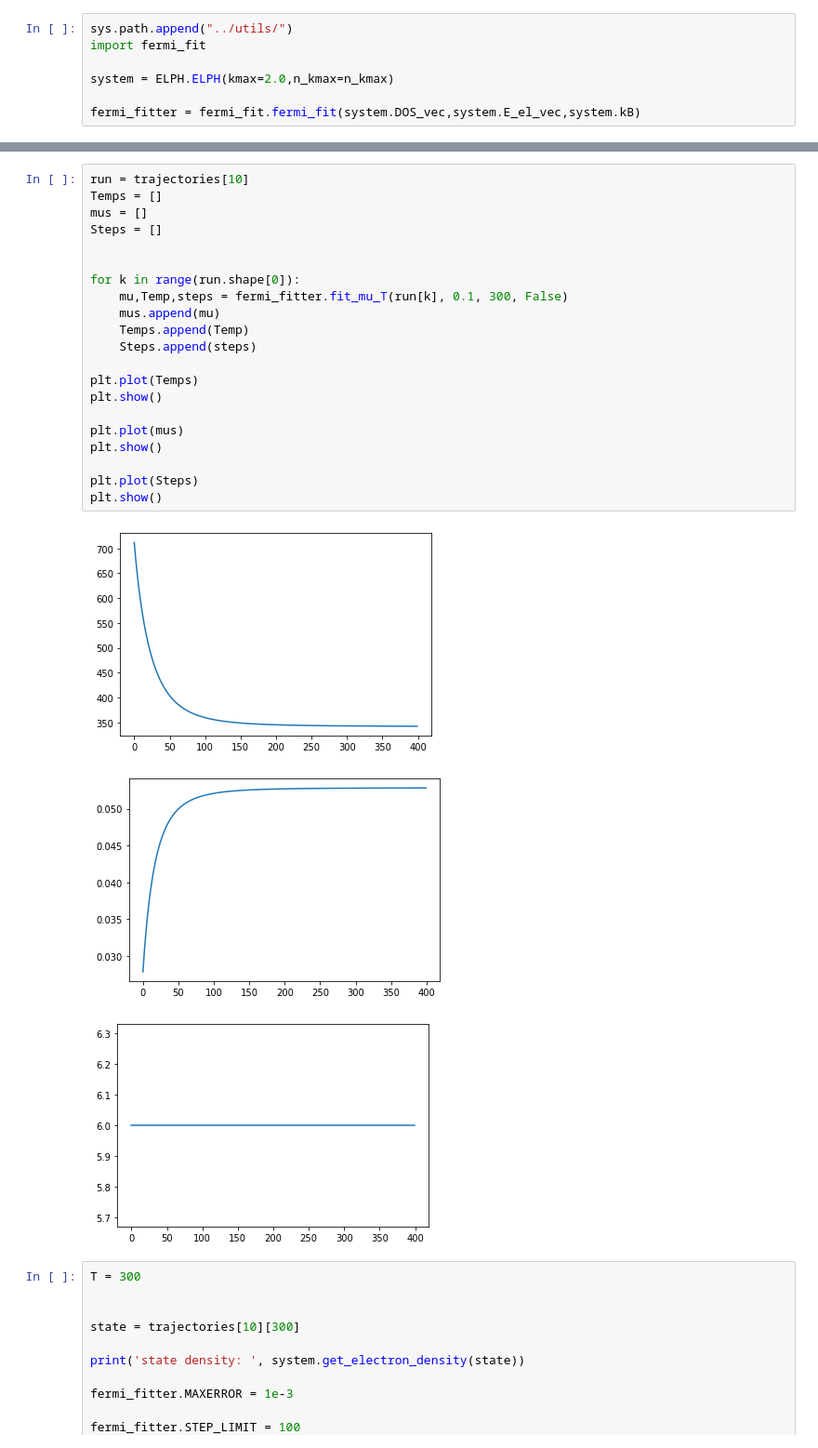
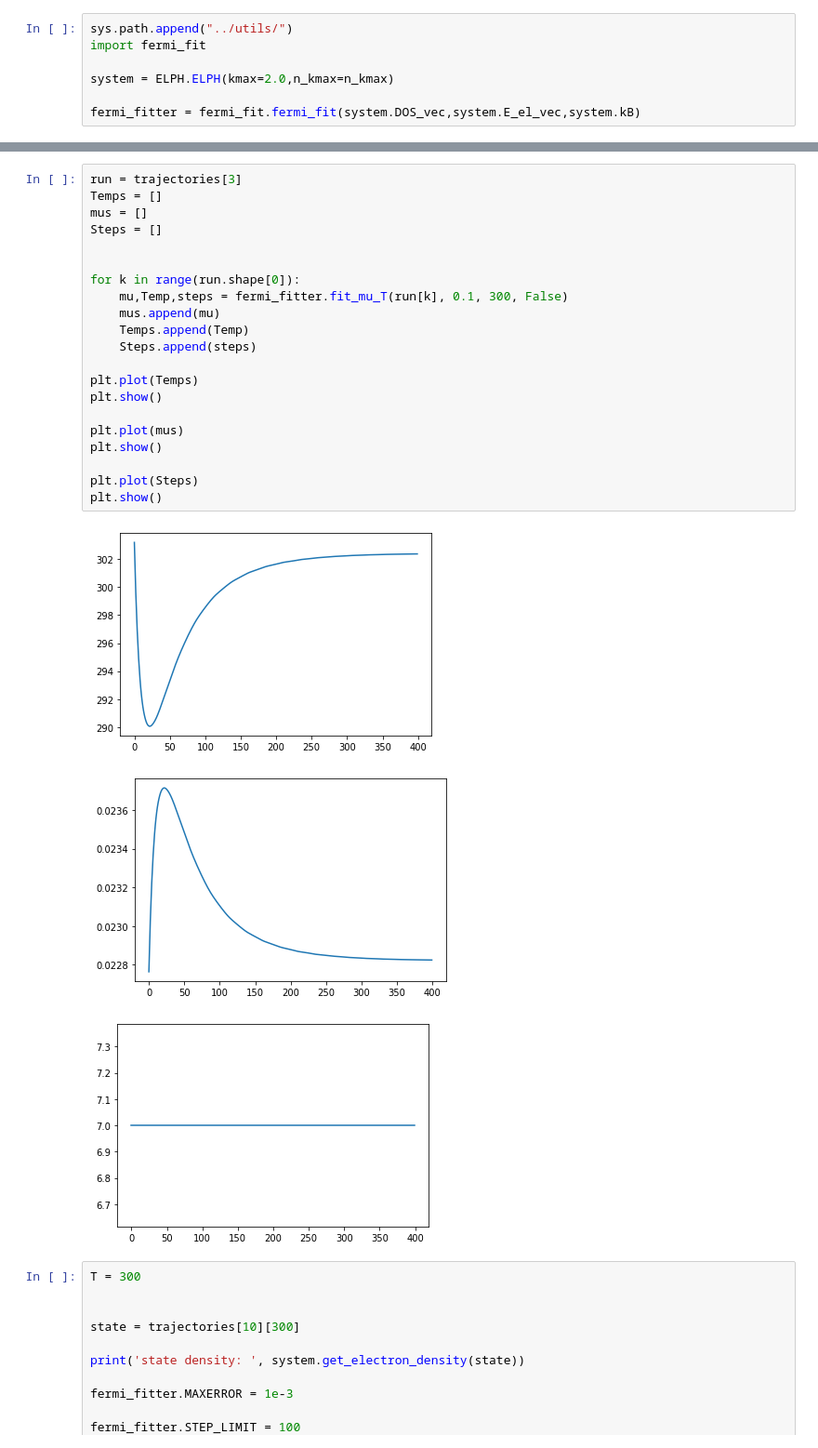
Before and after one commit to stmeinecke/derrom, a Jupyter notebook: misc/Fermi_fit.ipynb, the cells around one changed output, grey strips where cells are left out. Shown at 93% size. Saved outputs shown, nothing was run; the diff lists cells and outputs as text.

```diff
--- a/misc/Fermi_fit.ipynb
+++ b/misc/Fermi_fit.ipynb
@@ -71,29 +71,29 @@ qfermi density:  0.05990887432794784
 [figure]
 # %%
-run = trajectories[10]
+run = trajectories[3]
 Temps = []
 mus = []
 Steps = []
 
 
 for k in range(run.shape[0]):
     mu,Temp,steps = fermi_fitter.fit_mu_T(run[k], 0.1, 300, False)
     mus.append(mu)
     Temps.append(Temp)
     Steps.append(steps)
 
 plt.plot(Temps)
 plt.show()
 
 plt.plot(mus)
 plt.show()
 
 plt.plot(Steps)
 plt.show()
 # %% [output]
-[figure, old version]
+[figure, new version]
-[figure, old version]
+[figure, new version]
-[figure, old version]
+[figure, new version]
 # %%
 T = 300
 
```
Also changed, not shown: parts of 1 cell of this notebook, 7 other files.
